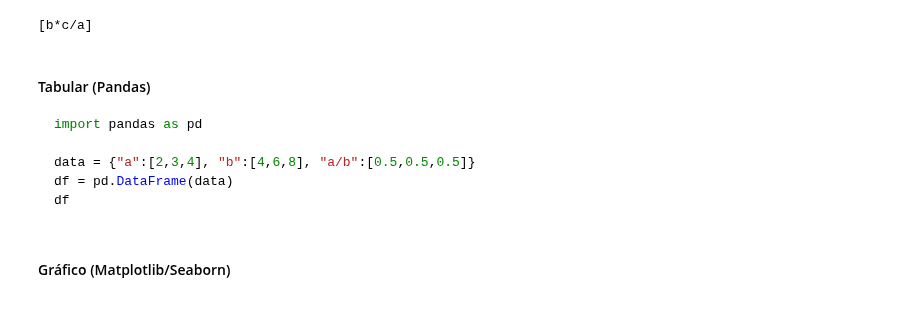
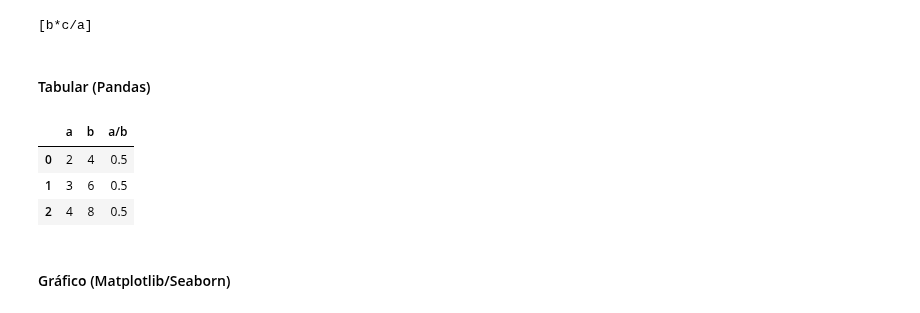
Before and after one commit to marco-canas/algebra_y_trigonometria, a Jupyter notebook: 3_planeacion/2_classes/2_unidad_1_reales/5_class_reals_19_agosto/5_class_reals.ipynb, the cells around one changed output. Cells and saved outputs as stored; diff of their text form; code cells hidden in the pictures.

````diff
--- a/3_planeacion/2_classes/2_unidad_1_reales/5_class_reals_19_agosto/5_class_reals.ipynb
+++ b/3_planeacion/2_classes/2_unidad_1_reales/5_class_reals_19_agosto/5_class_reals.ipynb
@@ -239,14 +239,18 @@ solve(eq, d)
 # %% [markdown]
 
 #### Tabular (Pandas)
-
-```python
-import pandas as pd
-
-data = {"a":[2,3,4], "b":[4,6,8], "a/b":[0.5,0.5,0.5]}
-df = pd.DataFrame(data)
-df
-```
+# %%
+
+import pandas as pd
+
+data = {"a":[2,3,4], "b":[4,6,8], "a/b":[0.5,0.5,0.5]}
+df = pd.DataFrame(data)
+df
+# %% [output]
+|  | a | b | a/b |
+| 0 | 2 | 4 | 0.5 |
+| 1 | 3 | 6 | 0.5 |
+| 2 | 4 | 8 | 0.5 |
 # %% [markdown]
 
 #### Gráfico (Matplotlib/Seaborn)
````
Also changed, not shown: parts of 33 cells of this notebook, 2 other files.
